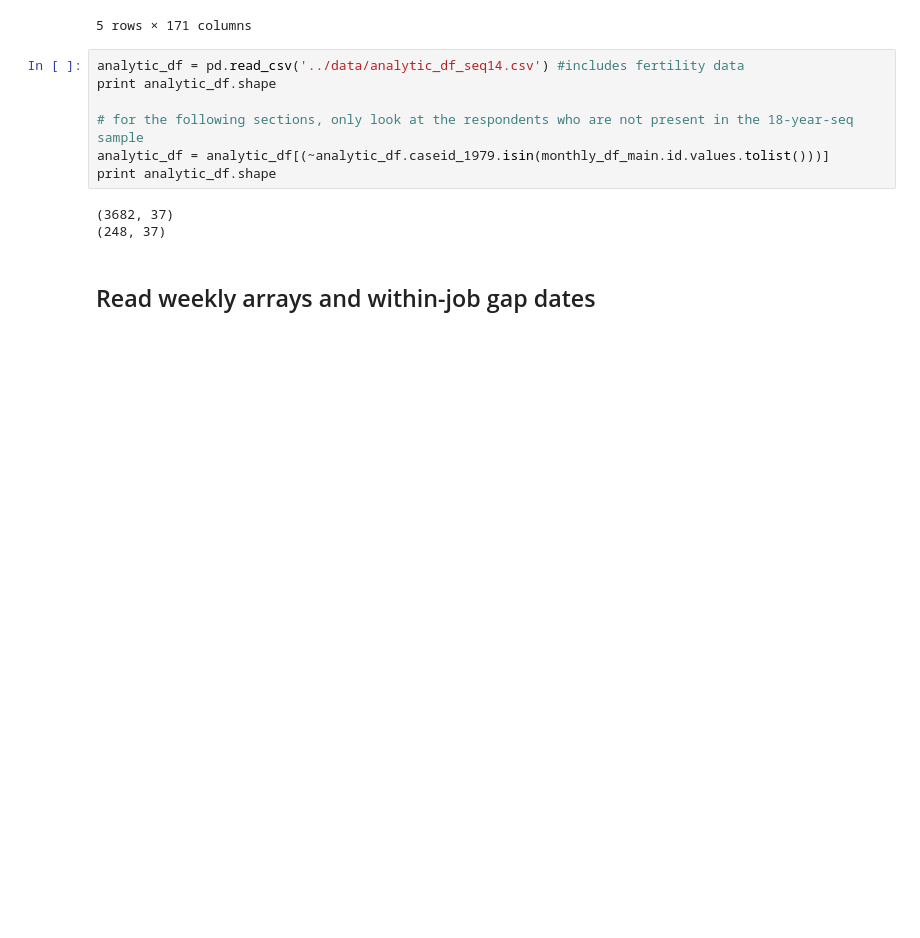
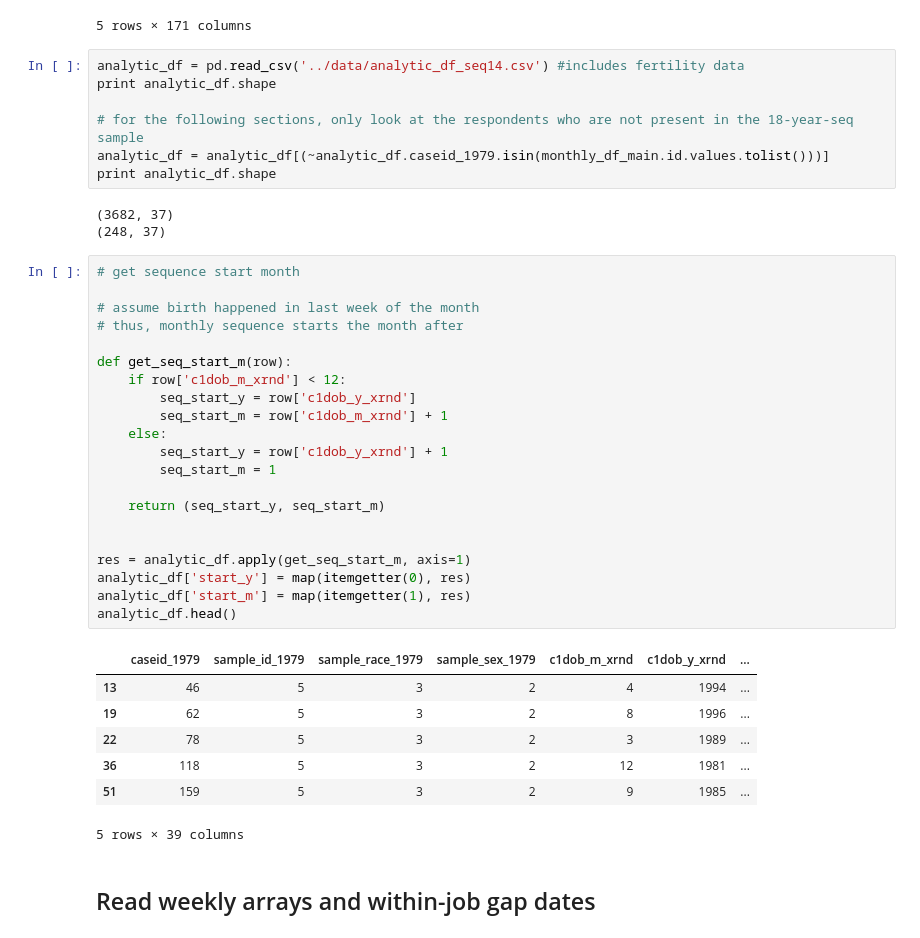
Before and after one commit to jolynn/Optout, a Jupyter notebook: 2seq_construction_seq14.ipynb, the cells around one changed output. Drawn from its saved outputs; the diff is of its cells as text; blank space fills up the shorter version.

```diff
--- a/2seq_construction_seq14.ipynb
+++ b/2seq_construction_seq14.ipynb
@@ -134,6 +96,35 @@ print analytic_df.shape
 # %% [output]
 (3682, 37)
 (248, 37)
+# %%
+# get sequence start month
+
+# assume birth happened in last week of the month
+# thus, monthly sequence starts the month after
+
+def get_seq_start_m(row):
+    if row['c1dob_m_xrnd'] < 12:
+        seq_start_y = row['c1dob_y_xrnd']
+        seq_start_m = row['c1dob_m_xrnd'] + 1
+    else:
+        seq_start_y = row['c1dob_y_xrnd'] + 1
+        seq_start_m = 1
+
+    return (seq_start_y, seq_start_m)
+
+
+res = analytic_df.apply(get_seq_start_m, axis=1)
+analytic_df['start_y'] = map(itemgetter(0), res)
+analytic_df['start_m'] = map(itemgetter(1), res)
+analytic_df.head()
+# %% [output]
+|  | caseid_1979 | sample_id_1979 | sample_race_1979 | sample_sex_1979 | c1dob_m_xrnd | c1dob_y_xrnd | ... |
+| 13 | 46 | 5 | 3 | 2 | 4 | 1994 | ... |
+| 19 | 62 | 5 | 3 | 2 | 8 | 1996 | ... |
+| 22 | 78 | 5 | 3 | 2 | 3 | 1989 | ... |
+| 36 | 118 | 5 | 3 | 2 | 12 | 1981 | ... |
+| 51 | 159 | 5 | 3 | 2 | 9 | 1985 | ... |
+5 rows × 39 columns
 # %% [markdown]
 ## Read weekly arrays and within-job gap dates
 # %%
```
Also changed, not shown: parts of 21 cells of this notebook.
